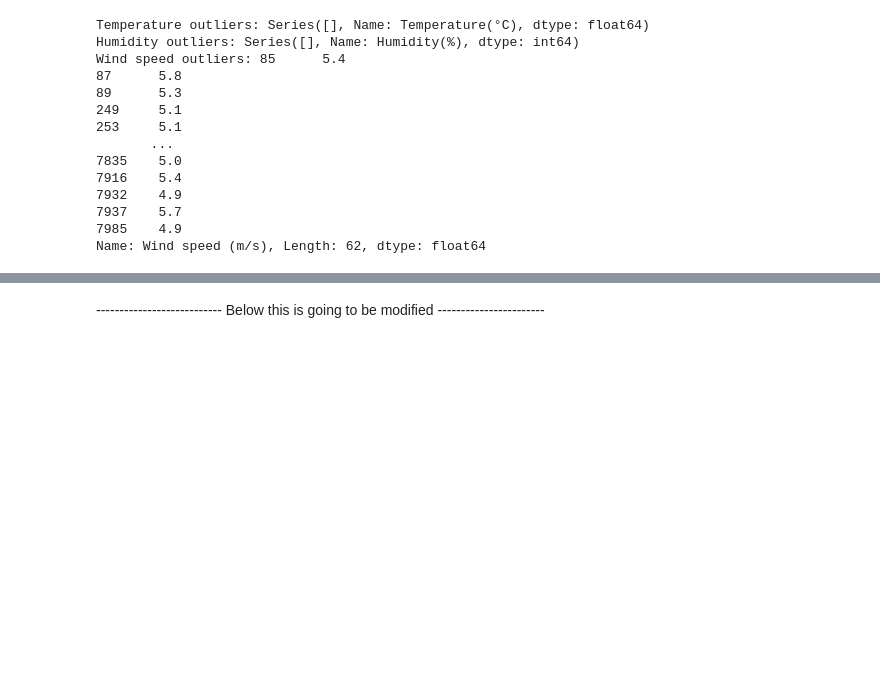
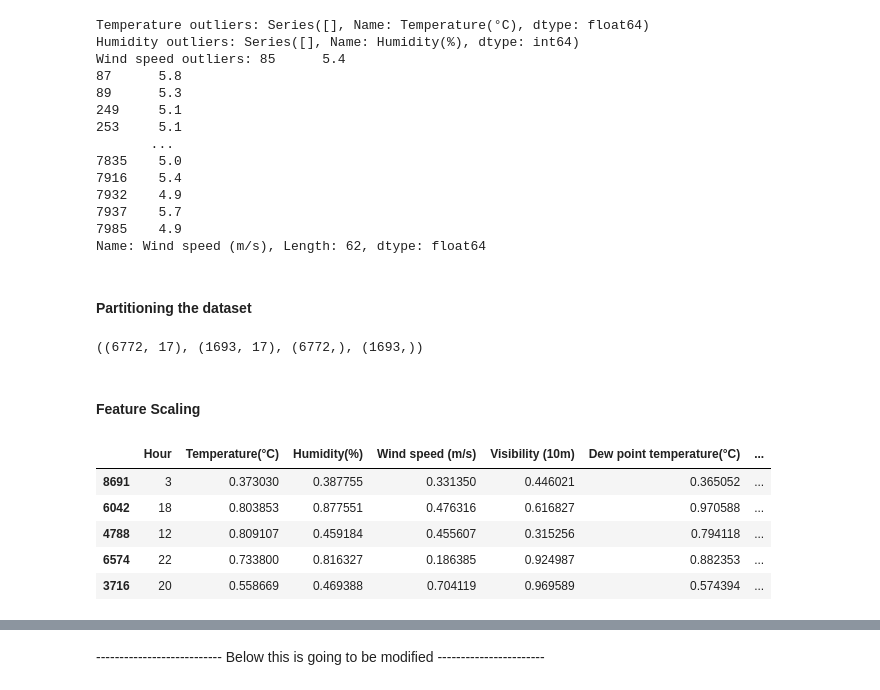
Before and after one commit to gonzalocarreteroh/BikeSharingAnalysisML, a Jupyter notebook: bike_main.ipynb, the cells around one changed output, grey strips where cells are left out. Drawn from its saved outputs; the diff is of its cells as text; code cells hidden in the pictures; blank space fills up the shorter version.

Commit message:
Partitioning and scaling

```diff
--- a/bike_main.ipynb
+++ b/bike_main.ipynb
@@ -258,3 +258,36 @@ Wind speed outliers: 85      5.4
 7937    5.7
 7985    4.9
 Name: Wind speed (m/s), Length: 62, dtype: float64
+# %% [markdown]
+#### Partitioning the dataset
+# %%
+from sklearn.model_selection import train_test_split
+
+# Split the data into training and testing sets using 80% of the data for training
+X_train, X_test, y_train, y_test = train_test_split(bike_data.iloc[:,1:], bike_data.iloc[:,0], test_size=0.2, random_state=42)
+
+# Check the shape of the training and testing sets
+X_train.shape, X_test.shape, y_train.shape, y_test.shape
+# %% [output]
+((6772, 17), (1693, 17), (6772,), (1693,))
+# %% [markdown]
+#### Feature Scaling
+# %%
+"""
+We will use normalization to scale the data
+"""
+
+from sklearn.preprocessing import MinMaxScaler
+
+scaler = MinMaxScaler()
+# We will scale the following columns: Temperature(°C), Humidity(%), Wind speed (m/s), Visibility (10m), Dew point temperature(°C), Solar Radiation (MJ/m2), Rainfall(mm), Snowfall (cm)
+X_train[['Temperature(°C)', 'Humidity(%)', 'Wind speed (m/s)', 'Visibility (10m)', 'Dew point temperature(°C)', 'Solar Radiation (MJ/m2)', 'Rainfall(mm)', 'Snowfall (cm)']] = scaler.fit_transform(X_train[['Temperature(°C)', 'Humidity(%)', 'Wind speed (m/s)', 'Visibility (10m)', 'Dew point temperature(°C)', 'Solar Radiation (MJ/m2)', 'Rainfall(mm)', 'Snowfall (cm)']])
+X_test[['Temperature(°C)', 'Humidity(%)', 'Wind speed (m/s)', 'Visibility (10m)', 'Dew point temperature(°C)', 'Solar Radiation (MJ/m2)', 'Rainfall(mm)', 'Snowfall (cm)']] = scaler.transform(X_test[['Temperature(°C)', 'Humidity(%)', 'Wind speed (m/s)', 'Visibility (10m)', 'Dew point temperature(°C)', 'Solar Radiation (MJ/m2)', 'Rainfall(mm)', 'Snowfall (cm)']])
+X_train.head()
+# %% [output]
+|  | Hour | Temperature(°C) | Humidity(%) | Wind speed (m/s) | Visibility (10m) | Dew point temperature(°C) | ... |
+| 8691 | 3 | 0.373030 | 0.387755 | 0.331350 | 0.446021 | 0.365052 | ... |
+| 6042 | 18 | 0.803853 | 0.877551 | 0.476316 | 0.616827 | 0.970588 | ... |
+| 4788 | 12 | 0.809107 | 0.459184 | 0.455607 | 0.315256 | 0.794118 | ... |
+| 6574 | 22 | 0.733800 | 0.816327 | 0.186385 | 0.924987 | 0.882353 | ... |
+| 3716 | 20 | 0.558669 | 0.469388 | 0.704119 | 0.969589 | 0.574394 | ... |
```
Also changed, not shown: parts of 2 cells of this notebook.
